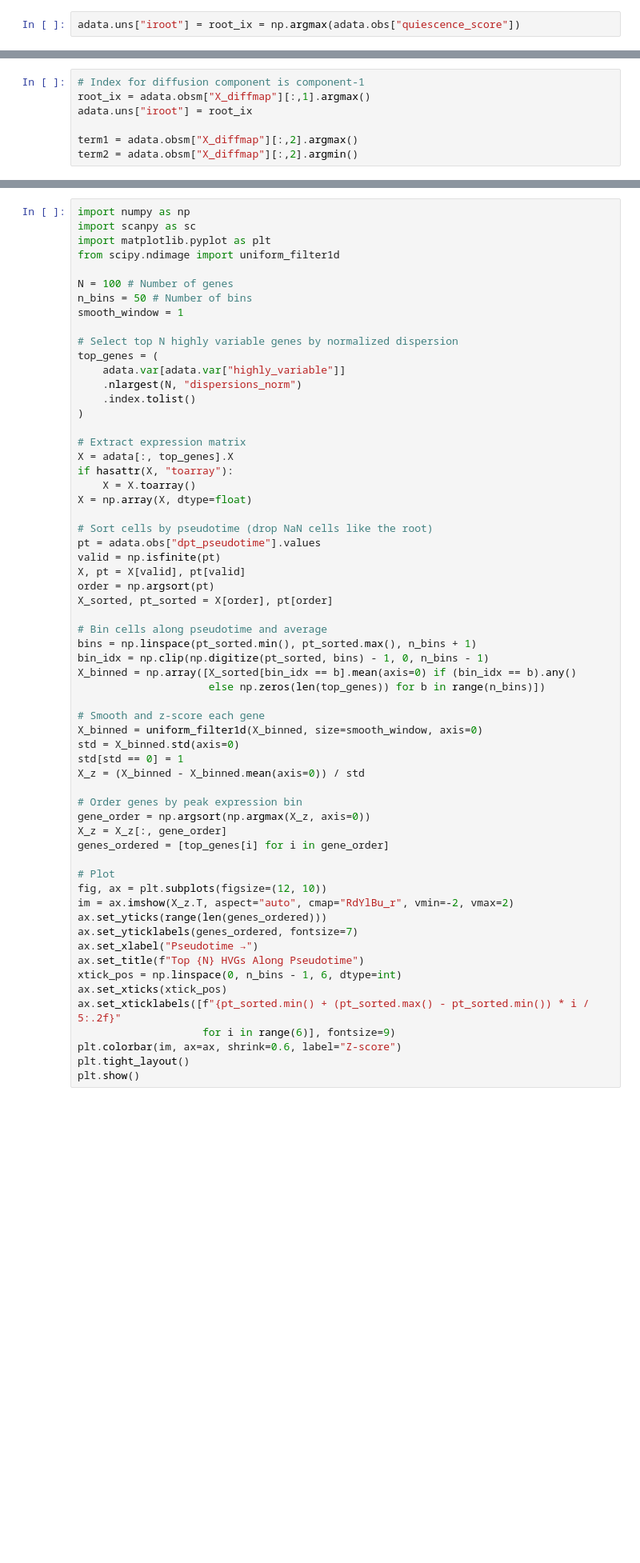
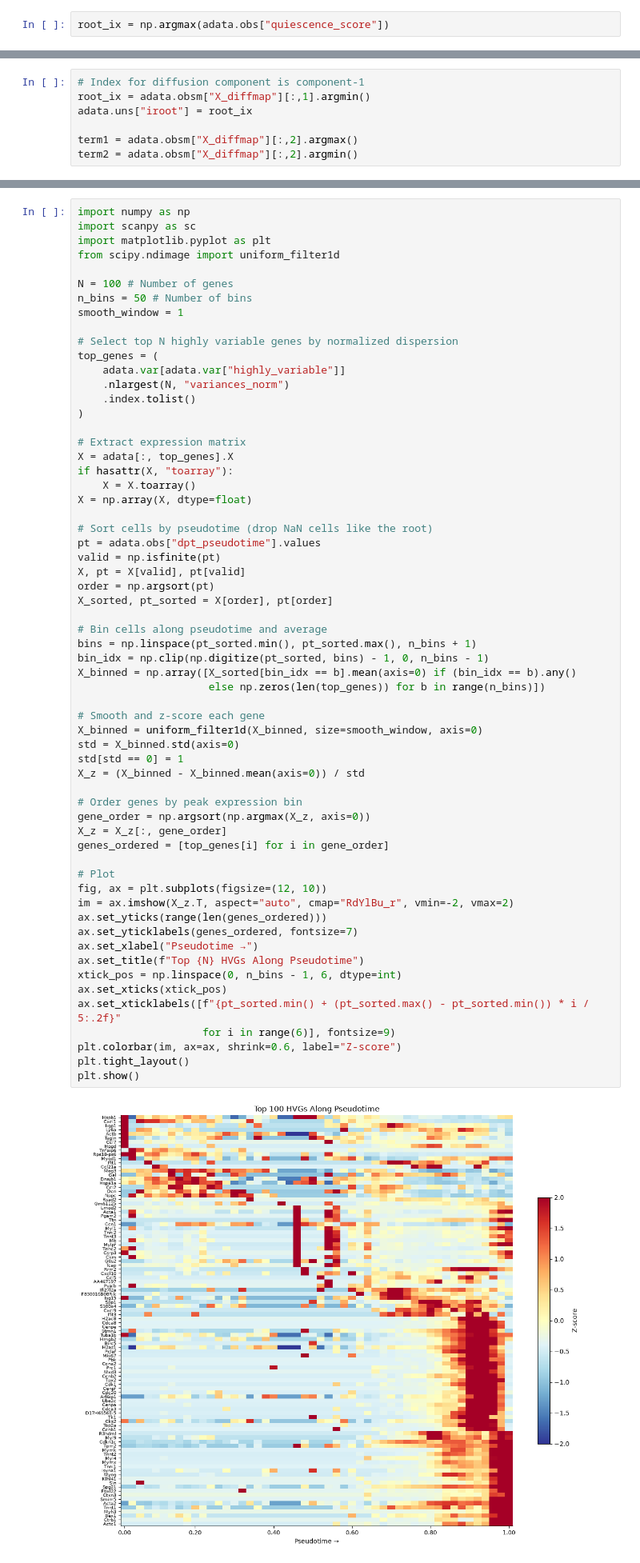
Before and after one commit to CBC-UCONN/Single-Cell-Transcriptomics, a Jupyter notebook: micheli_mouse_muscle/scripts/10_pseudotime.ipynb, the cells around one changed output, grey strips where cells are left out. Shown at 80% size. Cells and saved outputs as stored; diff of their text form; blank space fills up the shorter version.

```diff
--- a/micheli_mouse_muscle/scripts/10_pseudotime.ipynb
+++ b/micheli_mouse_muscle/scripts/10_pseudotime.ipynb
@@ -76,2 +118,2 @@ sc.pl.umap(adata, color="quiescence_score")
 # %%
-adata.uns["iroot"] = root_ix = np.argmax(adata.obs["quiescence_score"])
+root_ix = np.argmax(adata.obs["quiescence_score"])
@@ -110,6 +144,6 @@ plt.show()
 # %%
 # Index for diffusion component is component-1
-root_ix = adata.obsm["X_diffmap"][:,1].argmax()
+root_ix = adata.obsm["X_diffmap"][:,1].argmin()
 adata.uns["iroot"] = root_ix
 
 term1 = adata.obsm["X_diffmap"][:,2].argmax()
@@ -168,7 +211,7 @@ smooth_window = 1
 # Select top N highly variable genes by normalized dispersion
 top_genes = (
     adata.var[adata.var["highly_variable"]]
-    .nlargest(N, "dispersions_norm")
+    .nlargest(N, "variances_norm")
     .index.tolist()
 )
 
@@ -189,33 +232,35 @@ X_sorted, pt_sorted = X[order], pt[order]
 bins = np.linspace(pt_sorted.min(), pt_sorted.max(), n_bins + 1)
 bin_idx = np.clip(np.digitize(pt_sorted, bins) - 1, 0, n_bins - 1)
 X_binned = np.array([X_sorted[bin_idx == b].mean(axis=0) if (bin_idx == b).any()
                      else np.zeros(len(top_genes)) for b in range(n_bins)])
 
 # Smooth and z-score each gene
 X_binned = uniform_filter1d(X_binned, size=smooth_window, axis=0)
 std = X_binned.std(axis=0)
 std[std == 0] = 1
 X_z = (X_binned - X_binned.mean(axis=0)) / std
 
 # Order genes by peak expression bin
 gene_order = np.argsort(np.argmax(X_z, axis=0))
 X_z = X_z[:, gene_order]
 genes_ordered = [top_genes[i] for i in gene_order]
 
 # Plot
 fig, ax = plt.subplots(figsize=(12, 10))
 im = ax.imshow(X_z.T, aspect="auto", cmap="RdYlBu_r", vmin=-2, vmax=2)
 ax.set_yticks(range(len(genes_ordered)))
 ax.set_yticklabels(genes_ordered, fontsize=7)
 ax.set_xlabel("Pseudotime →")
 ax.set_title(f"Top {N} HVGs Along Pseudotime")
 xtick_pos = np.linspace(0, n_bins - 1, 6, dtype=int)
 ax.set_xticks(xtick_pos)
 ax.set_xticklabels([f"{pt_sorted.min() + (pt_sorted.max() - pt_sorted.min()) * i / 5:.2f}"
                     for i in range(6)], fontsize=9)
 plt.colorbar(im, ax=ax, shrink=0.6, label="Z-score")
 plt.tight_layout()
 plt.show()
+# %% [output]
+[figure, added]
 # %% [markdown]
 ## Palantir
 # %%
```
Also changed, not shown: parts of 46 cells of this notebook, 8 other files.
